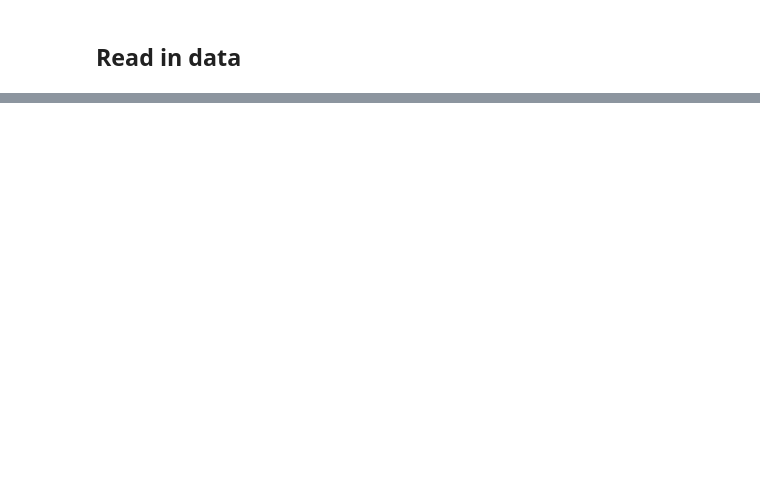
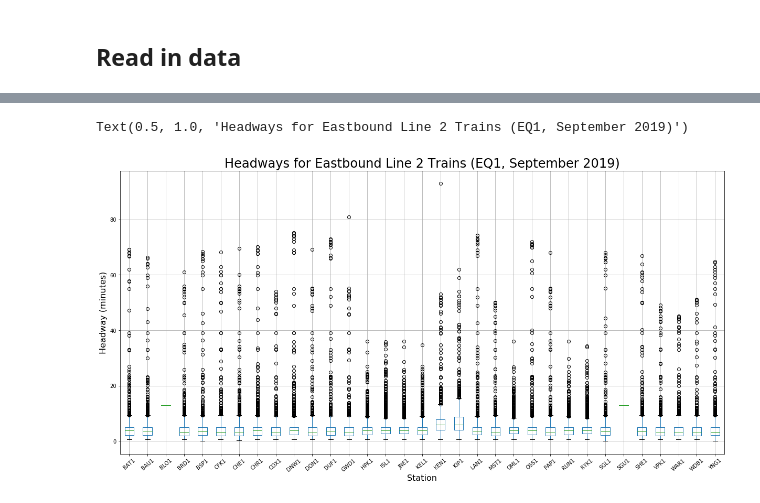
Before and after one commit to CivicTechTO/ttc_subway_times, a Jupyter notebook: doc/ttc_headway_analysis.ipynb, the cells around one changed output, grey strips where cells are left out. Drawn from its saved outputs; the diff is of its cells as text; code cells hidden in the pictures; blank space fills up the shorter version.

```diff
--- a/doc/ttc_headway_analysis.ipynb
+++ b/doc/ttc_headway_analysis.ipynb
@@ -198 +202,12 @@ ttc_efa.boxplot(column=['headway'],by='station_char')
+# %%
+ax = ttc_east.boxplot(column = 'headway_m', by = 'station_char', rot=40)
+fig = ax.get_figure()
+
+fig.suptitle('')
+ax.set_xlabel("Station",fontsize=16)
+ax.set_ylabel("Headway (minutes)",fontsize=16)
+ax.set_title("Headways for Eastbound Line 2 Trains (EQ1, September 2019)",fontsize=24)
+# %% [output]
+Text(0.5, 1.0, 'Headways for Eastbound Line 2 Trains (EQ1, September 2019)')
+[figure, added]
 # %%
```
Also changed, not shown: parts of 36 cells of this notebook, 1 other file.
